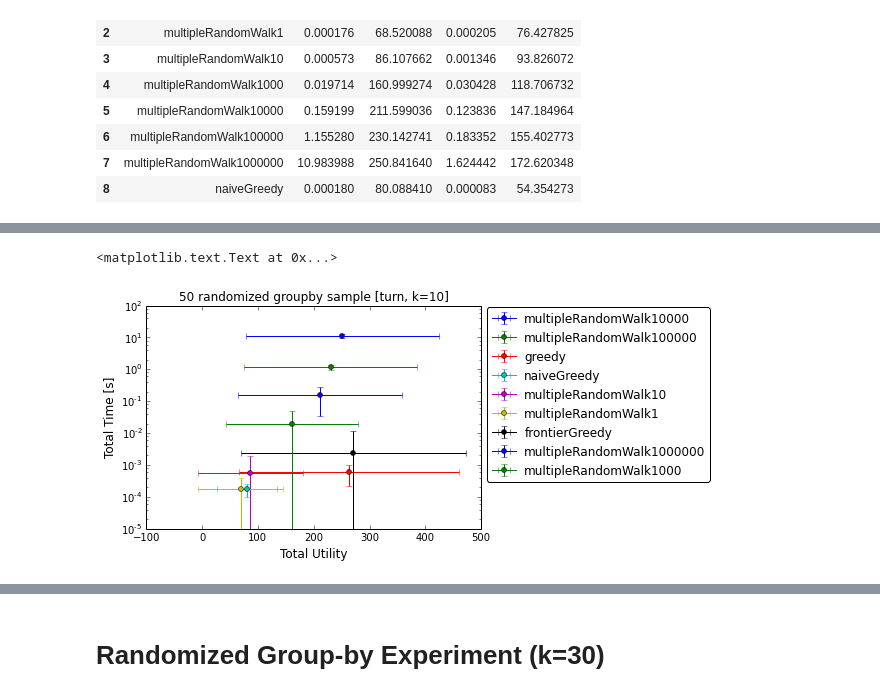
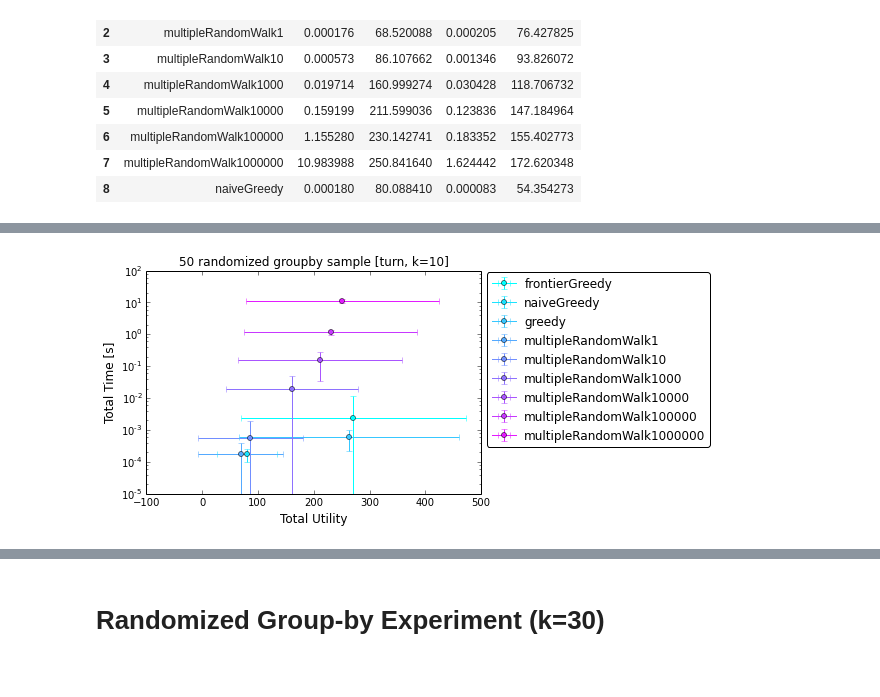
Before and after one commit to dorisjlee/viz-summarization, a Jupyter notebook: ipynb/BaselineExperimentsPlots.ipynb, the cells around one changed output, grey strips where cells are left out. Drawn from its saved outputs; the diff is of its cells as text; code cells hidden in the pictures.

Commit message:
updated plots

```diff
--- a/ipynb/BaselineExperimentsPlots.ipynb
+++ b/ipynb/BaselineExperimentsPlots.ipynb
@@ -25,3 +25,14 @@ avrg
 | 6 | multipleRandomWalk100000 | 1.155280 | 230.142741 | 0.183352 | 155.402773 |
 | 7 | multipleRandomWalk1000000 | 10.983988 | 250.841640 | 1.624442 | 172.620348 |
 | 8 | naiveGreedy | 0.000180 | 80.088410 | 0.000083 | 54.354273 |
+# %%
+fig,ax = plt.subplots()
+plt.title("All 50 randomized groupby sample [turn, k=10]")
+color=iter(cm.cool(np.linspace(0,1,len(df.algo.unique()))))
+for algo in df.algo.unique():
+    algo_df = df[df["algo"]==algo]
+    plt.semilogy(algo_df["total_utility"],algo_df["total_time"],'o',ms=5,c=next(color),label=algo)
+plt.legend(numpoints=1, bbox_to_anchor=(1.7, 1.02),fancybox=True)
+plt.xlabel("Total Utility",fontsize=12)
+plt.ylabel("Total Time [s]",fontsize=12)
+fig.savefig("50_randomized_groupby_experiment_k10_all.pdf")
@@ -28,16 +41,17 @@ avrg
 # %%
 fig,ax = plt.subplots()
 plt.title("50 randomized groupby sample [turn, k=10]")
-for algo in set(df.algo):
+color=iter(cm.cool(np.linspace(0,1,10)))
+for algo in df.algo.unique():
     algo_df = avrg[avrg["algo"]==algo]
-    plt.errorbar(algo_df["total_utility"],algo_df["total_time"],xerr=algo_df["std_utility"],yerr=algo_df["std_time"],fmt="-o",ms=5,label=algo)
+    plt.errorbar(algo_df["total_utility"],algo_df["total_time"],xerr=algo_df["std_utility"],yerr=algo_df["std_time"],c=next(color),fmt="-o",ms=5,label=algo)
 ax.set_yscale("log", nonposy='clip')
 plt.legend(numpoints=1, bbox_to_anchor=(1.7, 1.02),fancybox=True)
 plt.xlabel("Total Utility",fontsize=12)
 plt.ylabel("Total Time [s]",fontsize=12)
+fig.savefig("50_randomized_groupby_experiment_k10_aggregated.pdf")
 # %% [output]
-<matplotlib.text.Text at 0x...>
-[figure, old version]
+[figure, new version]
 # %%
 rand = df.sample()
 rand
```
Also changed, not shown: parts of 11 cells of this notebook, 2 other files.
